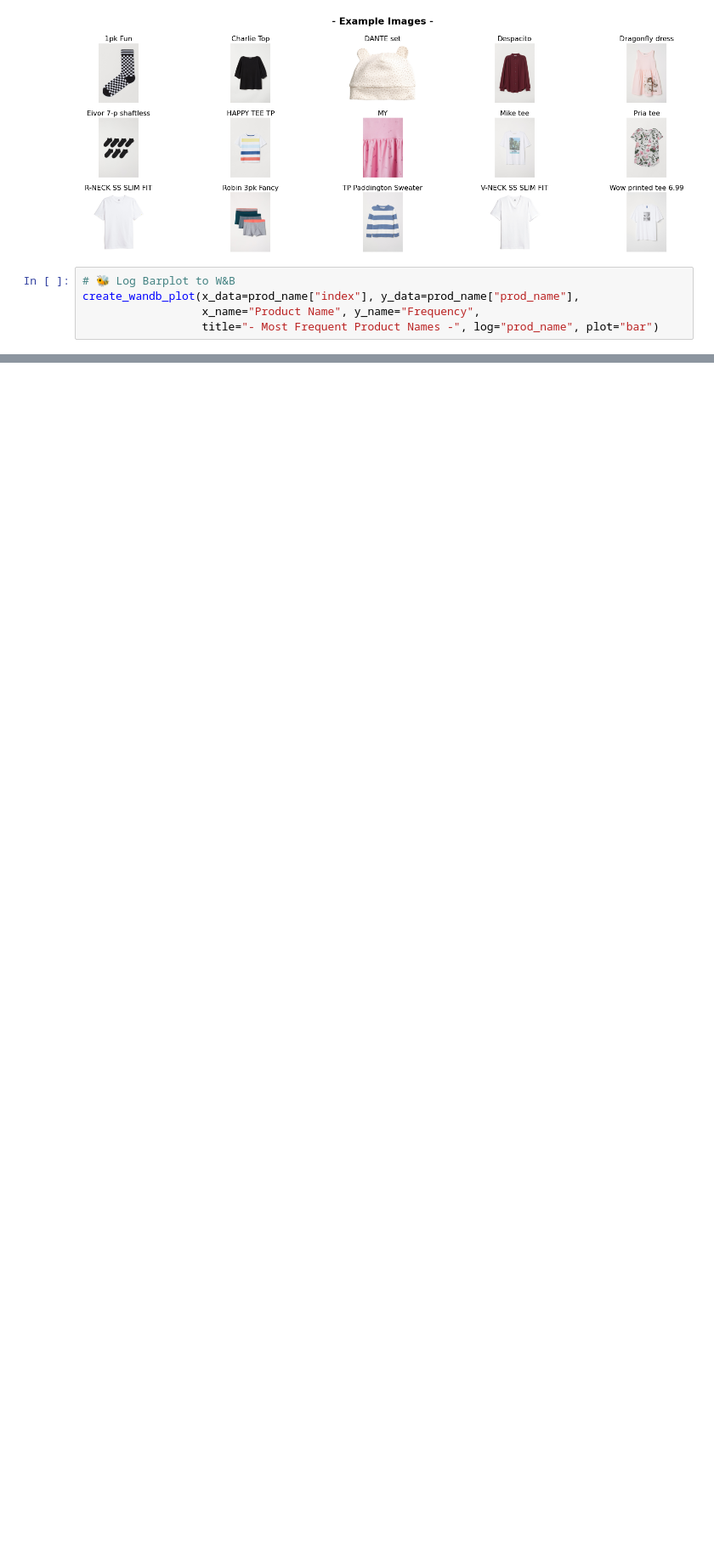
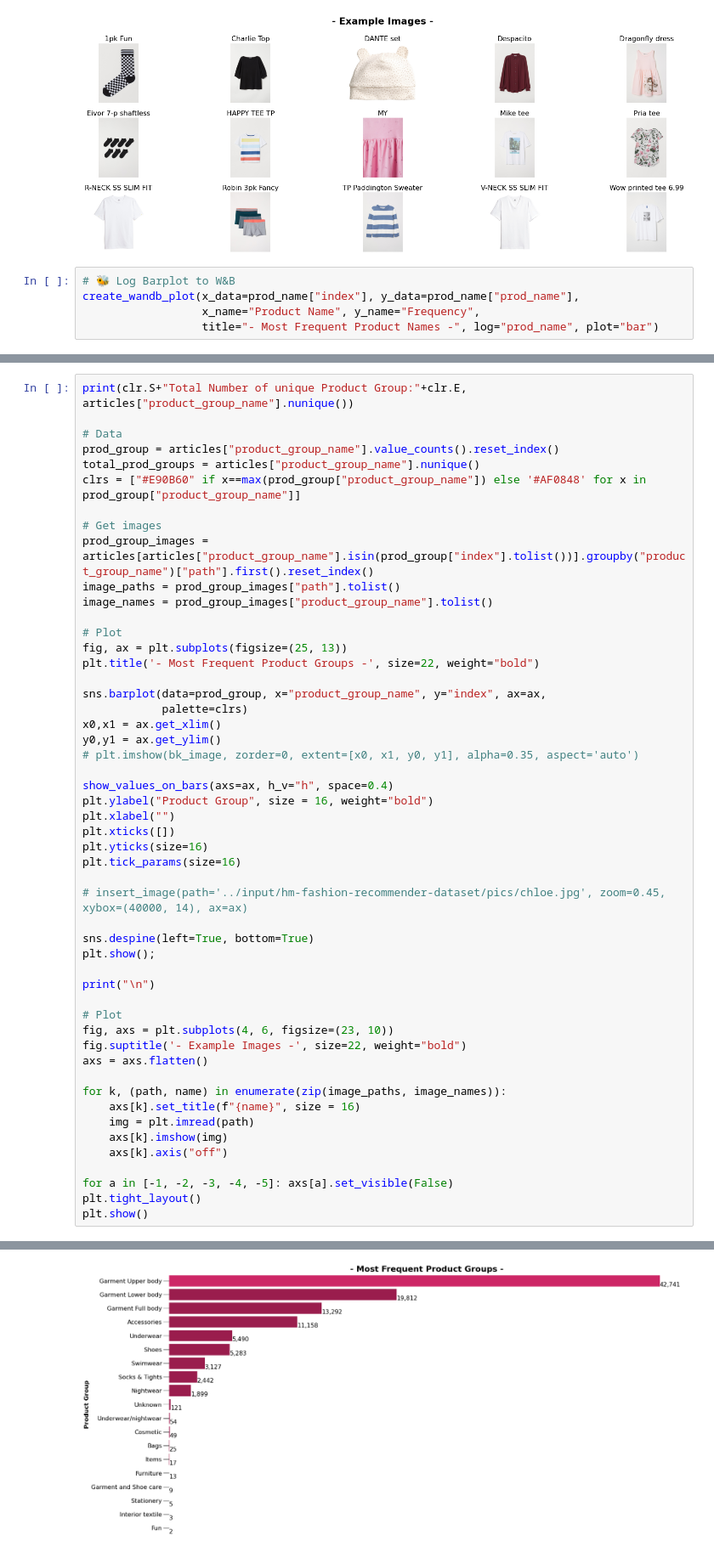
Before and after one commit to randy-tsukemen/kaggle-hm, a Jupyter notebook: H&M EDA, RAPIDS and Market Basket Analysis.ipynb, the cells around one changed output, grey strips where cells are left out. Shown at 85% size. Cells and saved outputs as stored; diff of their text form; blank space fills up the shorter version.

```diff
--- a/H&M EDA, RAPIDS and Market Basket Analysis.ipynb
+++ b/H&M EDA, RAPIDS and Market Basket Analysis.ipynb
@@ -293,0 +353,52 @@ create_wandb_plot(x_data=prod_name["index"], y_data=prod_name["prod_name"],
+# %%
+print(clr.S+"Total Number of unique Product Group:"+clr.E, articles["product_group_name"].nunique())
+
+# Data
+prod_group = articles["product_group_name"].value_counts().reset_index()
+total_prod_groups = articles["product_group_name"].nunique()
+clrs = ["#E90B60" if x==max(prod_group["product_group_name"]) else '#AF0848' for x in prod_group["product_group_name"]]
+
+# Get images
+prod_group_images = articles[articles["product_group_name"].isin(prod_group["index"].tolist())].groupby("product_group_name")["path"].first().reset_index()
+image_paths = prod_group_images["path"].tolist()
+image_names = prod_group_images["product_group_name"].tolist()
+
+# Plot
+fig, ax = plt.subplots(figsize=(25, 13))
+plt.title('- Most Frequent Product Groups -', size=22, weight="bold")
+
+sns.barplot(data=prod_group, x="product_group_name", y="index", ax=ax,
+            palette=clrs)
+x0,x1 = ax.get_xlim()
+y0,y1 = ax.get_ylim()
+# plt.imshow(bk_image, zorder=0, extent=[x0, x1, y0, y1], alpha=0.35, aspect='auto')
+
+show_values_on_bars(axs=ax, h_v="h", space=0.4)
+plt.ylabel("Product Group", size = 16, weight="bold")
+plt.xlabel("")
+plt.xticks([])
+plt.yticks(size=16)
+plt.tick_params(size=16)
+
+# insert_image(path='../input/hm-fashion-recommender-dataset/pics/chloe.jpg', zoom=0.45, xybox=(40000, 14), ax=ax)
+
+sns.despine(left=True, bottom=True)
+plt.show();
+
+print("\n")
+
+# Plot
+fig, axs = plt.subplots(4, 6, figsize=(23, 10))
+fig.suptitle('- Example Images -', size=22, weight="bold")
+axs = axs.flatten()
+
+for k, (path, name) in enumerate(zip(image_paths, image_names)):
+    axs[k].set_title(f"{name}", size = 16)
+    img = plt.imread(path)
+    axs[k].imshow(img)
+    axs[k].axis("off")
+
+for a in [-1, -2, -3, -4, -5]: axs[a].set_visible(False)
+plt.tight_layout()
+plt.show()
+# %% [output]
@@ -293,0 +406 @@ create_wandb_plot(x_data=prod_name["index"], y_data=prod_name["prod_name"],
+[figure, added]
```
Also changed, not shown: parts of 26 cells of this notebook, 2 other files.
